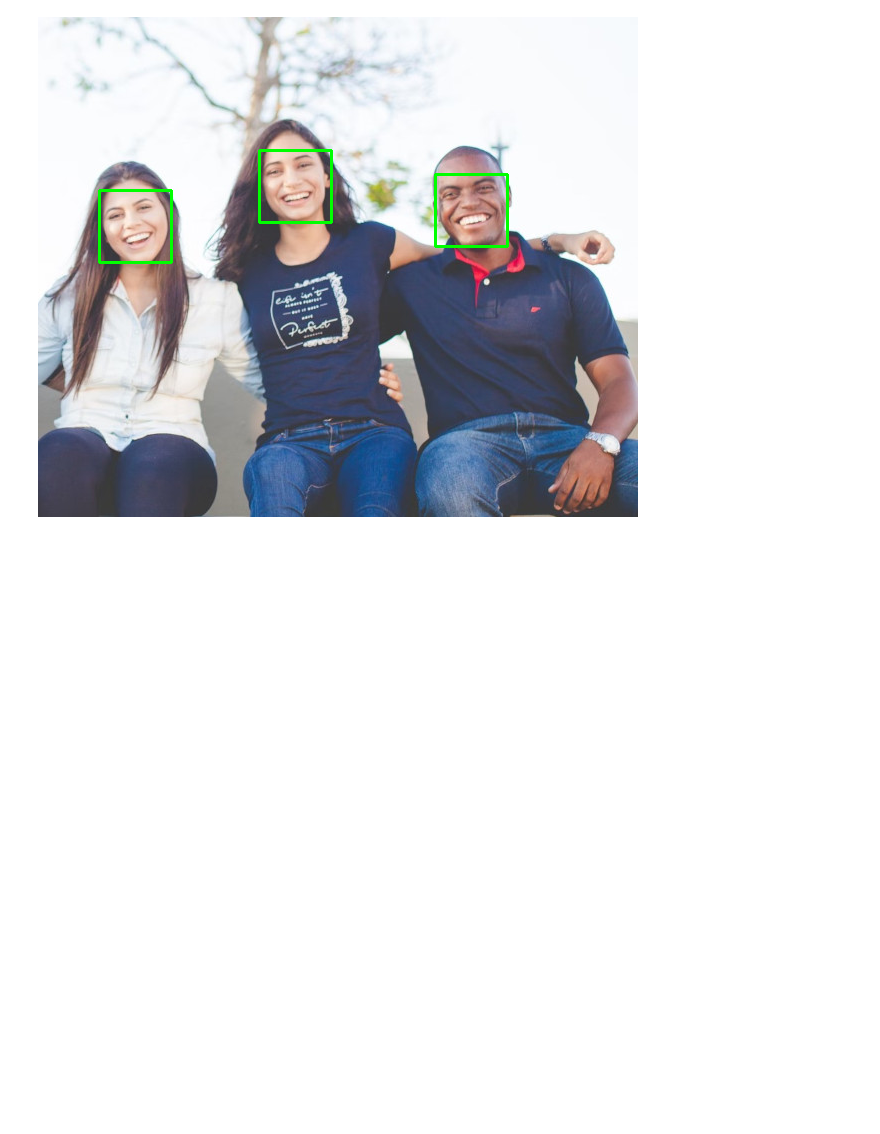
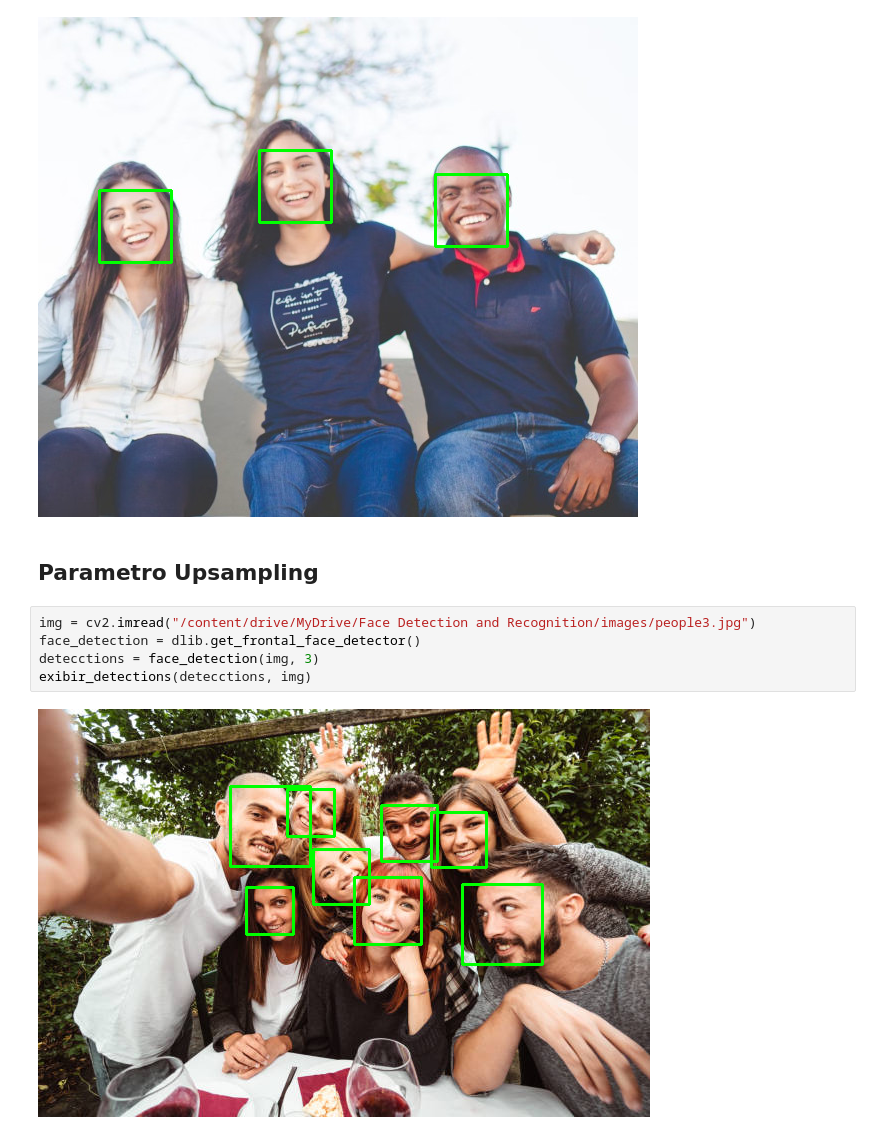
Before and after one commit to KauaHenSilva/python_facial_detection, a Jupyter notebook: HOG.ipynb, the cells around one changed output. Saved outputs shown, nothing was run; the diff lists cells and outputs as text; blank space fills up the shorter version.

```diff
--- a/HOG.ipynb
+++ b/HOG.ipynb
@@ -35,3 +35,12 @@ detecctions = face_detection(img)
 exibir_detections(detecctions, img)
 # %% [output]
 [figure]
+# %% [markdown]
+## Parametro Upsampling
+# %%
+img = cv2.imread("/content/drive/MyDrive/Face Detection and Recognition/images/people3.jpg")
+face_detection = dlib.get_frontal_face_detector()
+detecctions = face_detection(img, 3)
+exibir_detections(detecctions, img)
+# %% [output]
+[figure, added]
```
Also changed, not shown: parts of 1 cell of this notebook.
